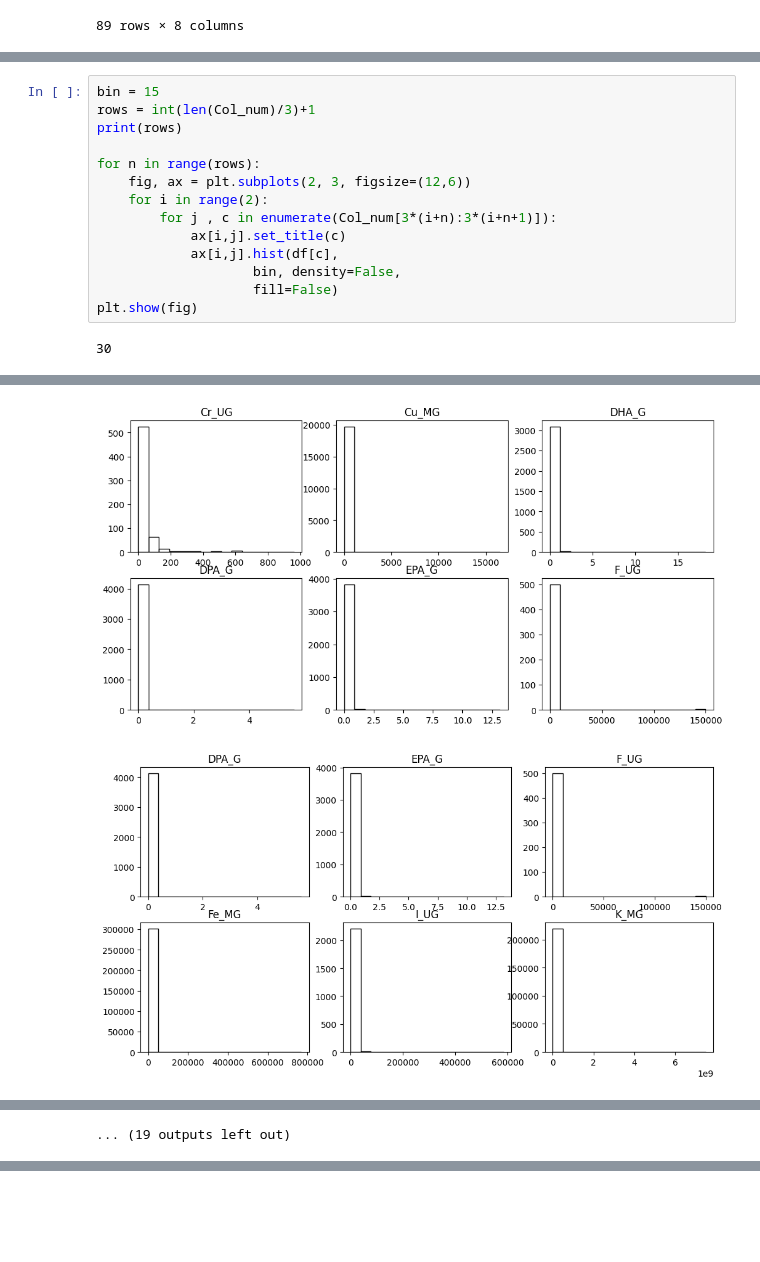
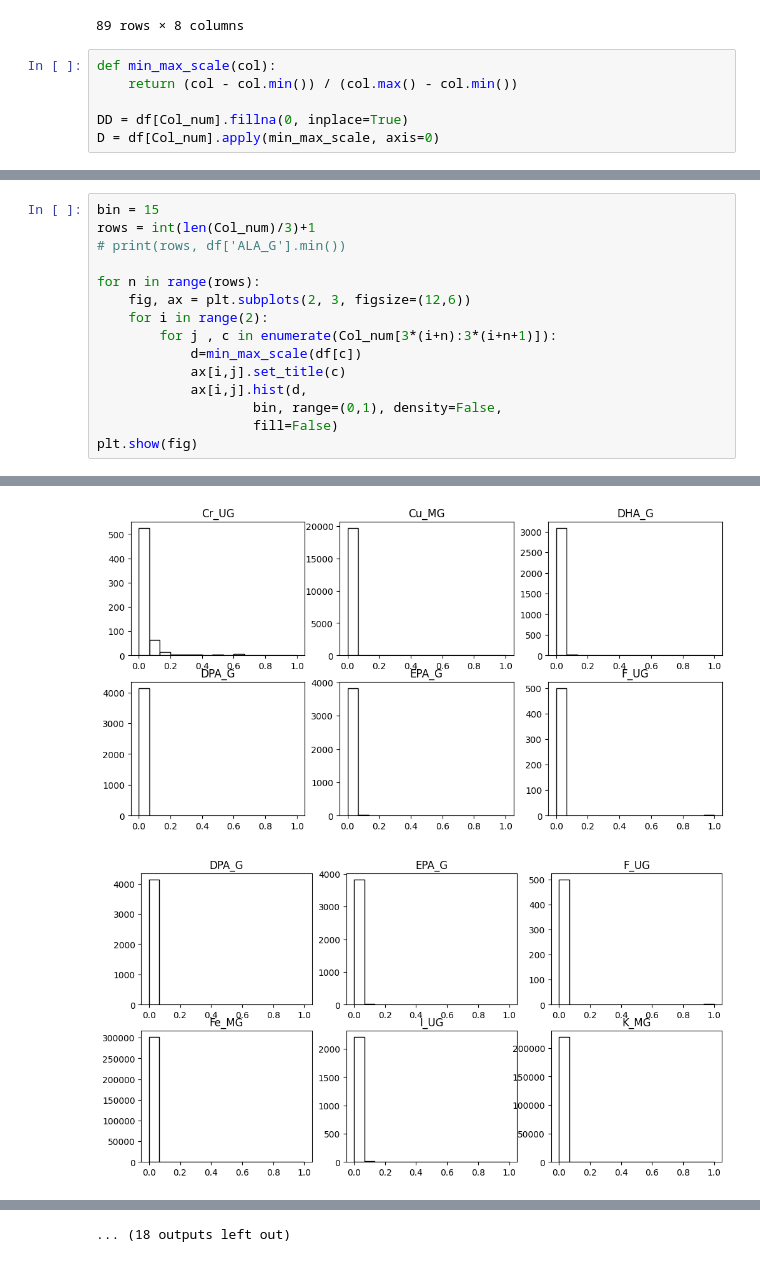
Before and after one commit to Sia-jaf/Nutrition_NLP, a Jupyter notebook: Siavash/data_stats_elemnt.ipynb, the cells around one changed output, grey strips where cells are left out. Cells and saved outputs as stored; diff of their text form; blank space fills up the shorter version.

```diff
--- a/Siavash/data_stats_elemnt.ipynb
+++ b/Siavash/data_stats_elemnt.ipynb
@@ -50,3 +51,9 @@ memory usage: 373.9 MB
 | vit_k_UG | 12503.0 | 53.309567 | 6.182000e+02 | 0.100000 | 1.800 | 5.900 | 19.85000 | 4.918030e+04 |
 | water_G | 15953.0 | 54.414443 | 3.969984e+01 | 0.010000 | 29.690 | 63.080 | 78.01000 | 2.475000e+03 |
 89 rows × 8 columns
+# %%
+def min_max_scale(col):
+    return (col - col.min()) / (col.max() - col.min())
+
+DD = df[Col_num].fillna(0, inplace=True)
+D = df[Col_num].apply(min_max_scale, axis=0)
@@ -53,16 +68,16 @@ memory usage: 373.9 MB
 # %%
 bin = 15
 rows = int(len(Col_num)/3)+1
-print(rows)
+# print(rows, df['ALA_G'].min())
 
 for n in range(rows):
     fig, ax = plt.subplots(2, 3, figsize=(12,6))
     for i in range(2):
         for j , c in enumerate(Col_num[3*(i+n):3*(i+n+1)]):
+            d=min_max_scale(df[c])
             ax[i,j].set_title(c)
-            ax[i,j].hist(df[c],
-                    bin, density=False,
+            ax[i,j].hist(d,
+                    bin, range=(0,1), density=False,
                     fill=False)
 plt.show(fig)
 # %% [output]
-30
@@ -75,2 +90,2 @@ plt.show(fig)
-[figure, old version]
+[figure, new version]
-[figure, old version]
+[figure, new version]
@@ -80 +94,0 @@ plt.show(fig)
-... (19 outputs left out)
@@ -80,0 +96 @@ plt.show(fig)
+... (18 outputs left out)
```
Also changed, not shown: parts of 3 cells of this notebook, 1 other file.
